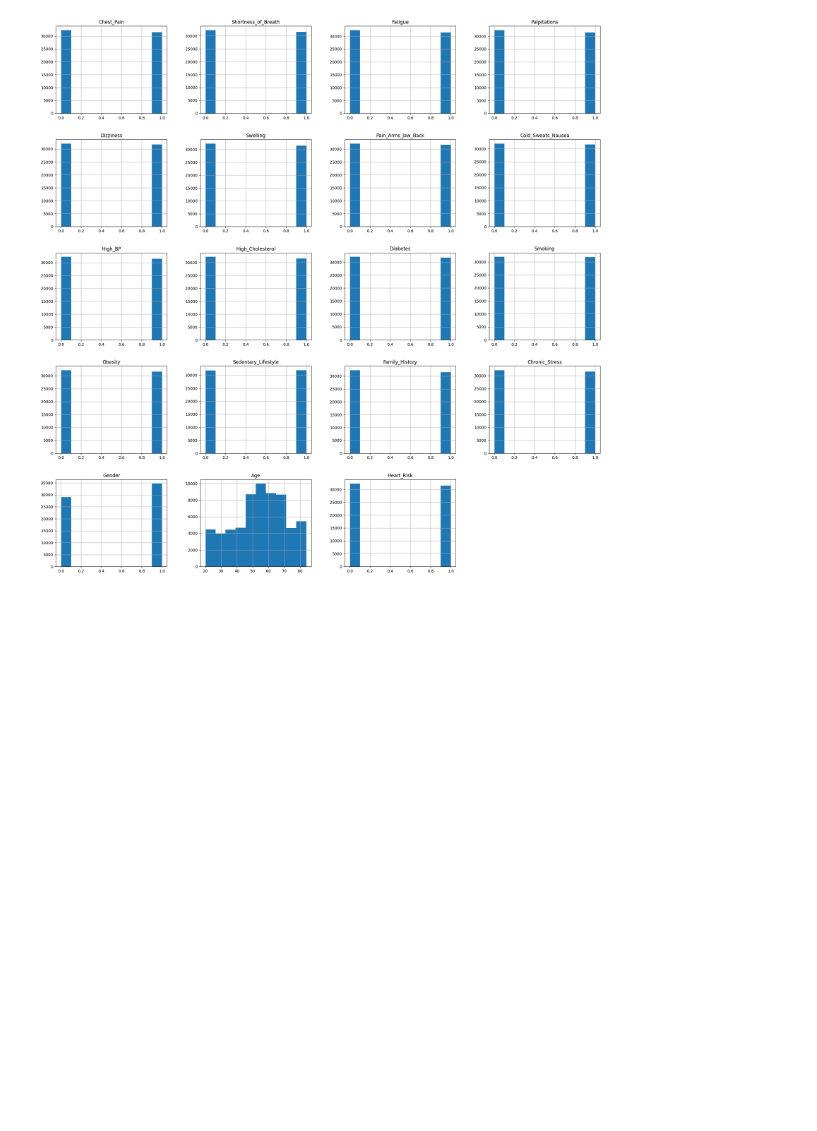
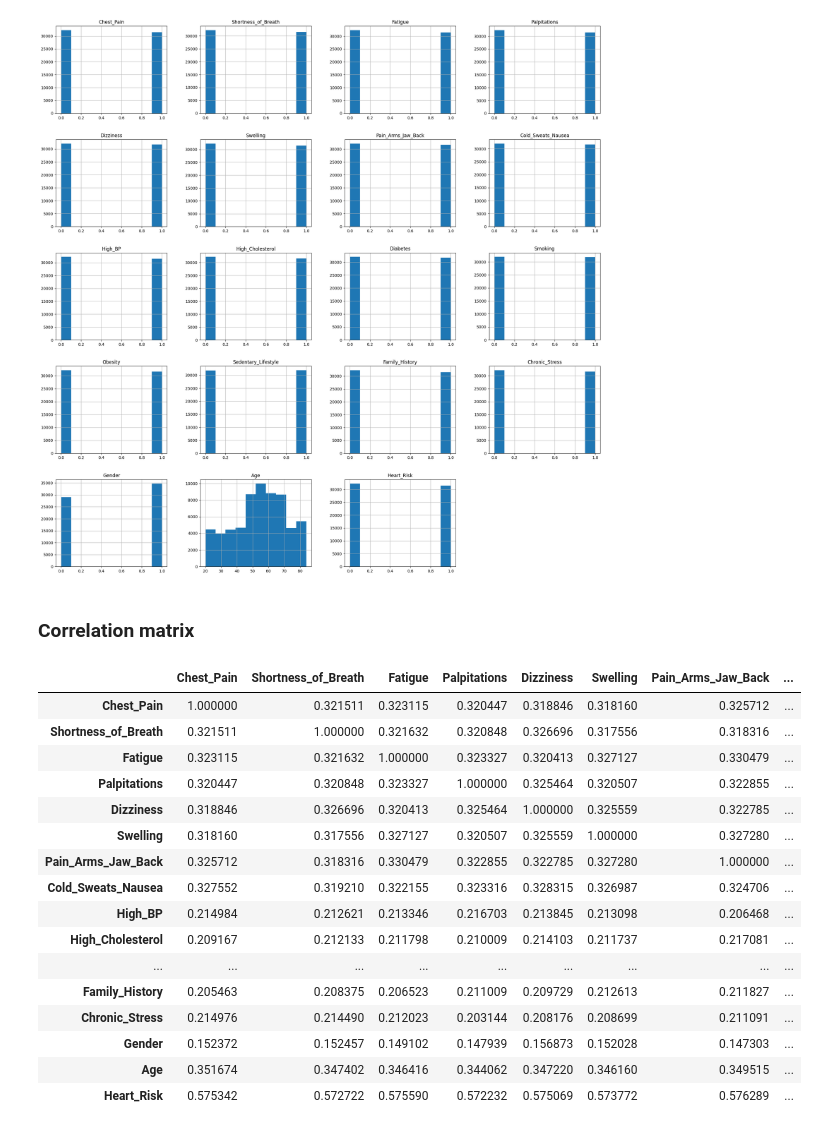
Before and after one commit to popalexr/Heart-disease-risk-prediction, a Jupyter notebook: notebook.ipynb, the cells around one changed output. Drawn from its saved outputs; the diff is of its cells as text; code cells hidden in the pictures; blank space fills up the shorter version.

```diff
--- a/notebook.ipynb
+++ b/notebook.ipynb
@@ -150,3 +150,25 @@ array([[<Axes: title={'center': 'Chest_Pain'}>,
         <Axes: title={'center': 'Age'}>,
         <Axes: title={'center': 'Heart_Risk'}>, <Axes: >]], dtype=object)
 [figure]
+# %% [markdown]
+### Correlation matrix
+# %%
+df.corr()
+# %% [output]
+|  | Chest_Pain | Shortness_of_Breath | Fatigue | Palpitations | Dizziness | Swelling | Pain_Arms_Jaw_Back | ... |
+| Chest_Pain | 1.000000 | 0.321511 | 0.323115 | 0.320447 | 0.318846 | 0.318160 | 0.325712 | ... |
+| Shortness_of_Breath | 0.321511 | 1.000000 | 0.321632 | 0.320848 | 0.326696 | 0.317556 | 0.318316 | ... |
+| Fatigue | 0.323115 | 0.321632 | 1.000000 | 0.323327 | 0.320413 | 0.327127 | 0.330479 | ... |
+| Palpitations | 0.320447 | 0.320848 | 0.323327 | 1.000000 | 0.325464 | 0.320507 | 0.322855 | ... |
+| Dizziness | 0.318846 | 0.326696 | 0.320413 | 0.325464 | 1.000000 | 0.325559 | 0.322785 | ... |
+| Swelling | 0.318160 | 0.317556 | 0.327127 | 0.320507 | 0.325559 | 1.000000 | 0.327280 | ... |
+| Pain_Arms_Jaw_Back | 0.325712 | 0.318316 | 0.330479 | 0.322855 | 0.322785 | 0.327280 | 1.000000 | ... |
+| Cold_Sweats_Nausea | 0.327552 | 0.319210 | 0.322155 | 0.323316 | 0.328315 | 0.326987 | 0.324706 | ... |
+| High_BP | 0.214984 | 0.212621 | 0.213346 | 0.216703 | 0.213845 | 0.213098 | 0.206468 | ... |
+| High_Cholesterol | 0.209167 | 0.212133 | 0.211798 | 0.210009 | 0.214103 | 0.211737 | 0.217081 | ... |
+| ... | ... | ... | ... | ... | ... | ... | ... | ... |
+| Family_History | 0.205463 | 0.208375 | 0.206523 | 0.211009 | 0.209729 | 0.212613 | 0.211827 | ... |
+| Chronic_Stress | 0.214976 | 0.214490 | 0.212023 | 0.203144 | 0.208176 | 0.208699 | 0.211091 | ... |
+| Gender | 0.152372 | 0.152457 | 0.149102 | 0.147939 | 0.156873 | 0.152028 | 0.147303 | ... |
+| Age | 0.351674 | 0.347402 | 0.346416 | 0.344062 | 0.347220 | 0.346160 | 0.349515 | ... |
+| Heart_Risk | 0.575342 | 0.572722 | 0.575590 | 0.572232 | 0.575069 | 0.573772 | 0.576289 | ... |
```
Also changed, not shown: parts of 1 cell of this notebook.
